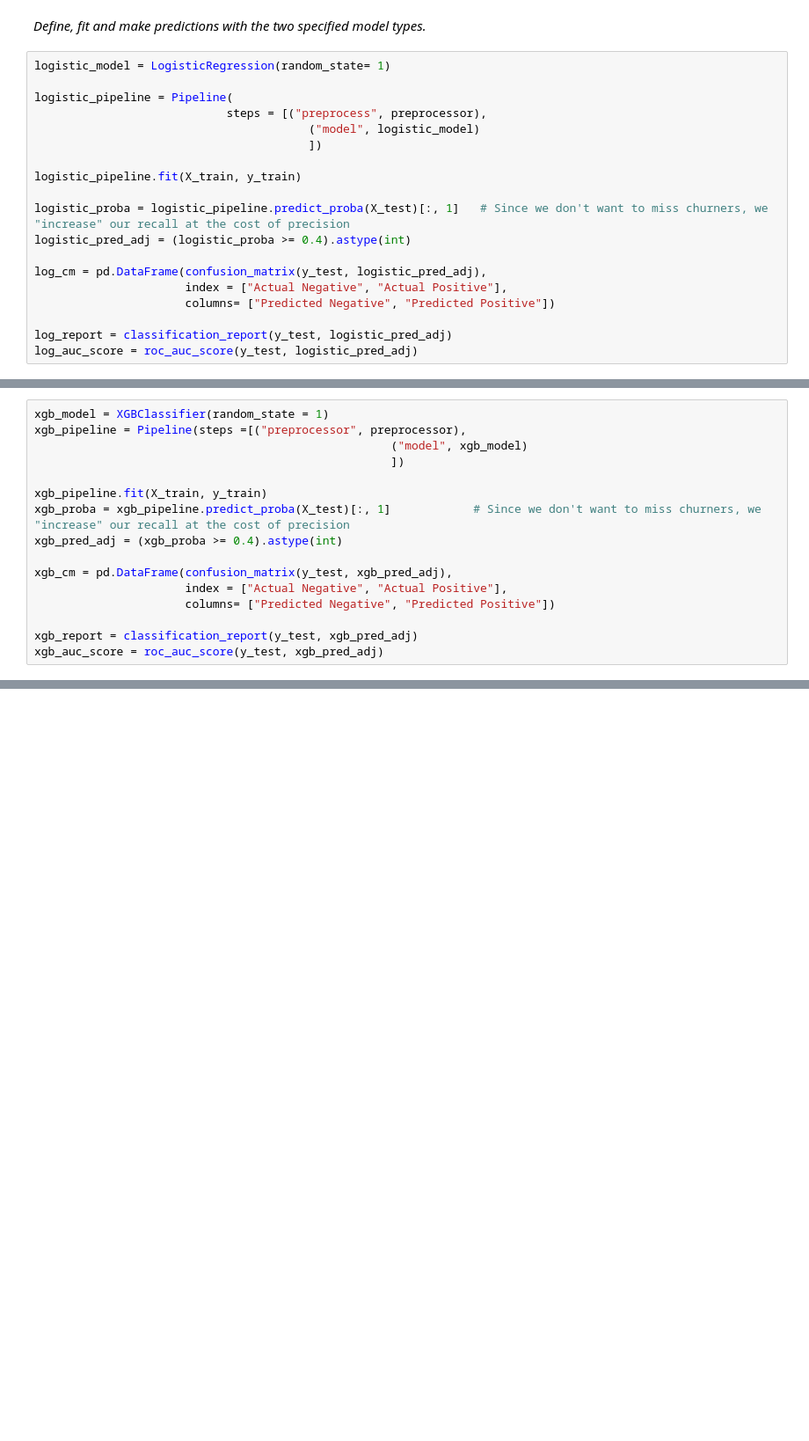
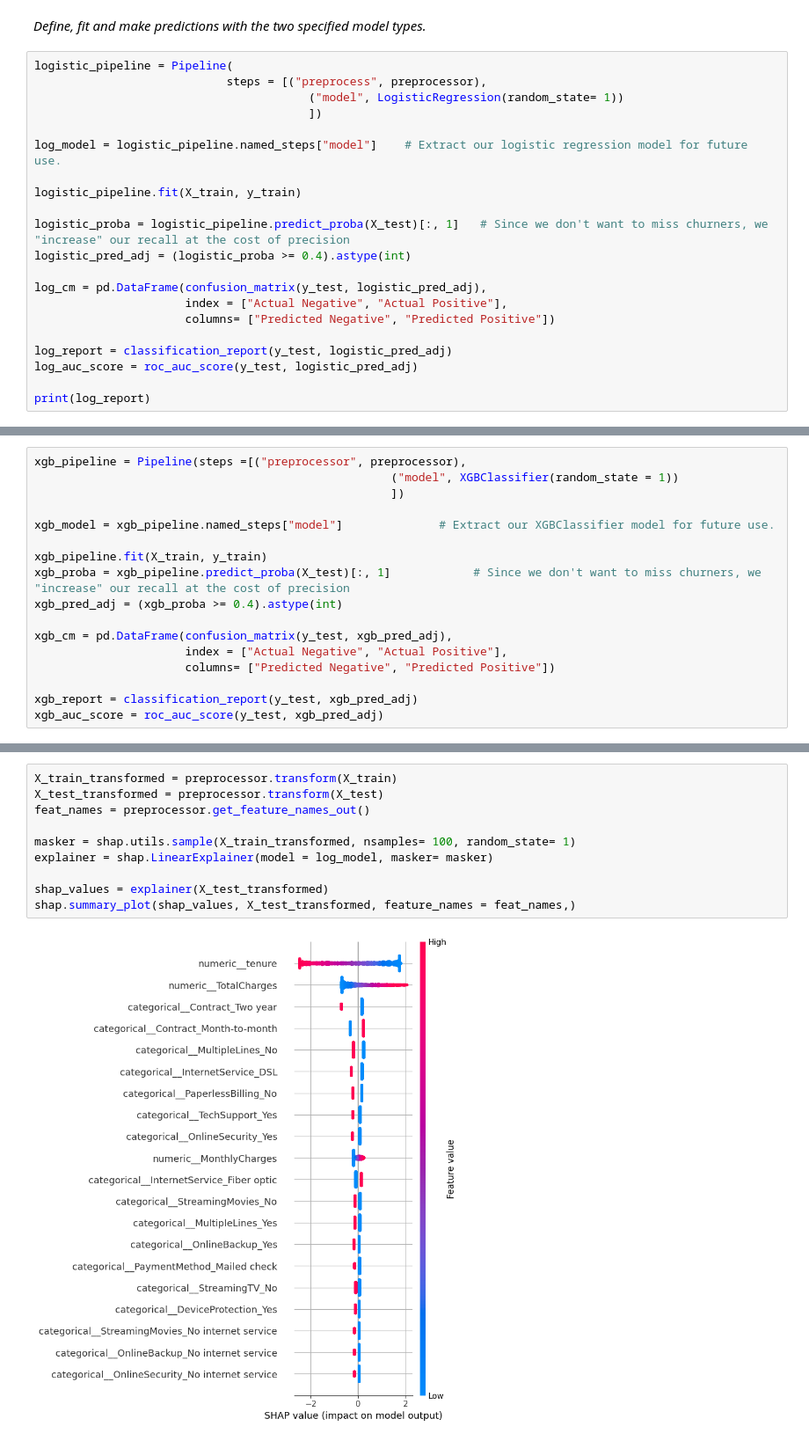
Before and after one commit to Kidus-Tesfaye/synergyTelecom, a Jupyter notebook: code/synergy_tel.ipynb, the cells around one changed output, grey strips where cells are left out. Shown: that part at 88% size. Drawn from its saved outputs; the diff is of its cells as text; blank space fills up the shorter version.

Commit message:
data interpretation with shap

```diff
--- a/code/synergy_tel.ipynb
+++ b/code/synergy_tel.ipynb
@@ -92,12 +104,12 @@ preprocessor = ColumnTransformer(
 # %% [markdown]
 *Define, fit and make predictions with the two specified model types.*
 # %%
-logistic_model = LogisticRegression(random_state= 1)
-
 logistic_pipeline = Pipeline(
                             steps = [("preprocess", preprocessor),
-                                        ("model", logistic_model)
+                                        ("model", LogisticRegression(random_state= 1))
                                         ])
+
+log_model = logistic_pipeline.named_steps["model"]    # Extract our logistic regression model for future use.
 
 logistic_pipeline.fit(X_train, y_train)
 
@@ -110,3 +122,5 @@ log_cm = pd.DataFrame(confusion_matrix(y_test, logistic_pred_adj),
 
 log_report = classification_report(y_test, logistic_pred_adj)
 log_auc_score = roc_auc_score(y_test, logistic_pred_adj)
+
+print(log_report)
@@ -113,8 +136,9 @@ log_auc_score = roc_auc_score(y_test, logistic_pred_adj)
 # %%
-xgb_model = XGBClassifier(random_state = 1)
 xgb_pipeline = Pipeline(steps =[("preprocessor", preprocessor),
-                                                    ("model", xgb_model)
+                                                    ("model", XGBClassifier(random_state = 1))
                                                     ])
+
+xgb_model = xgb_pipeline.named_steps["model"]              # Extract our XGBClassifier model for future use.
 
 xgb_pipeline.fit(X_train, y_train)
 xgb_proba = xgb_pipeline.predict_proba(X_test)[:, 1]            # Since we don't want to miss churners, we "increase" our recall at the cost of precision
@@ -130,0 +155,12 @@ As the LogisticRegressor slightly outperforms the XGBClassifier, we shall use th
+# %%
+X_train_transformed = preprocessor.transform(X_train)
+X_test_transformed = preprocessor.transform(X_test)
+feat_names = preprocessor.get_feature_names_out()
+
+masker = shap.utils.sample(X_train_transformed, nsamples= 100, random_state= 1)
+explainer = shap.LinearExplainer(model = log_model, masker= masker)
+
+shap_values = explainer(X_test_transformed)
+shap.summary_plot(shap_values, X_test_transformed, feature_names = feat_names,)
+# %% [output]
+[figure, added]
```
Also changed, not shown: parts of 8 cells of this notebook.
